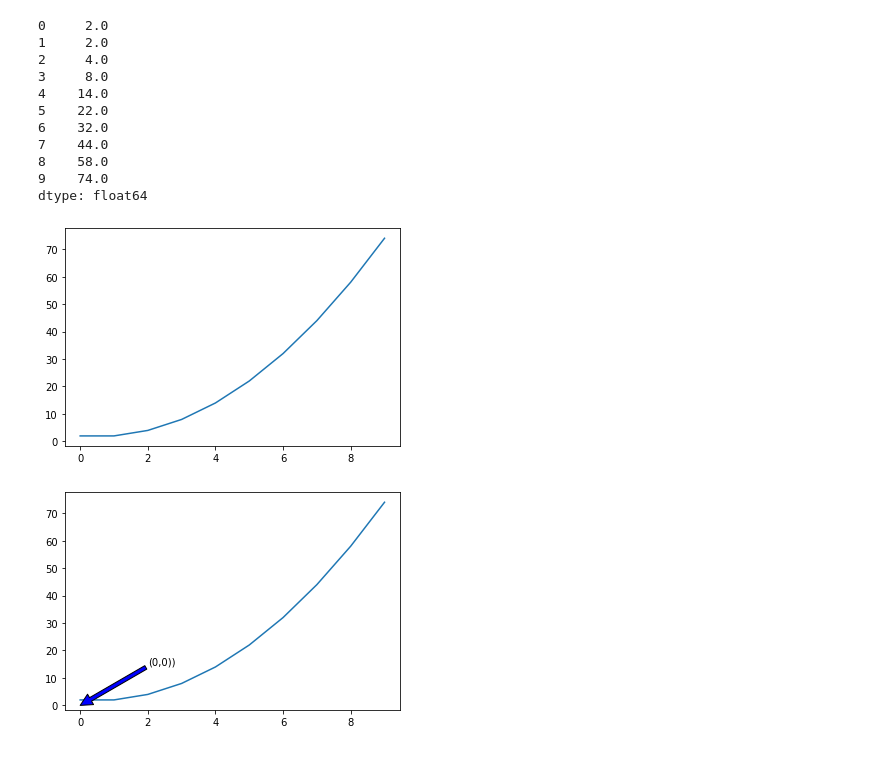
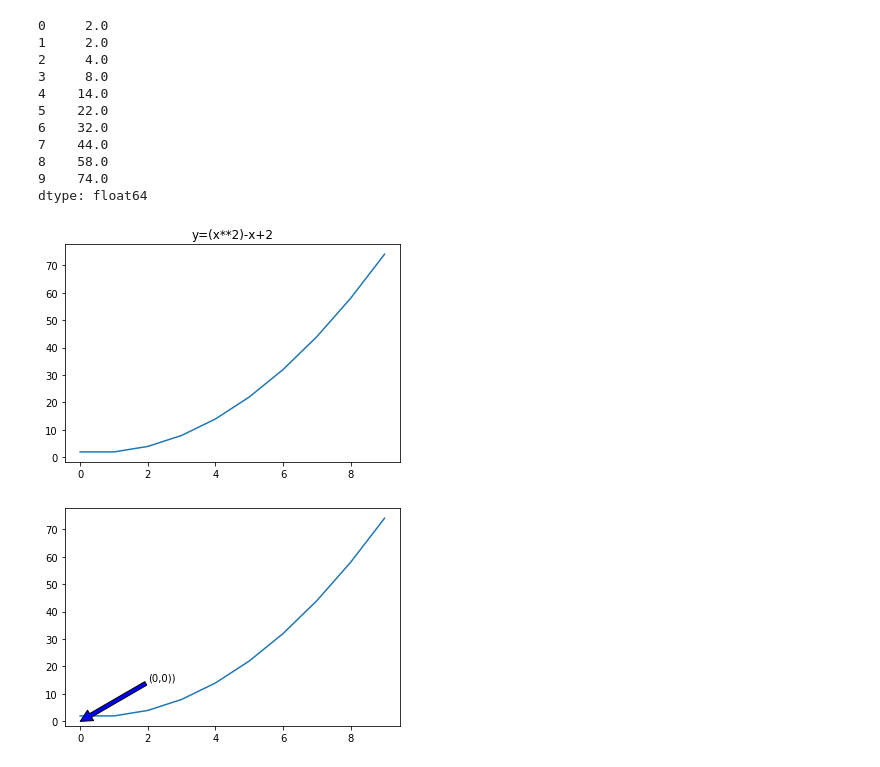
Before and after one commit to joshuamchavez2/numpy-pandas-visualization-exercises, a Jupyter notebook: matplotlib_exercises.ipynb, the cells around one changed output. Cells and saved outputs as stored; diff of their text form; code cells hidden in the pictures.

```diff
--- a/matplotlib_exercises.ipynb
+++ b/matplotlib_exercises.ipynb
@@ -43,9 +58,10 @@ print(y)
 dtype: float64
 # %%
 plt.plot(x,y)
+plt.title('y=(x**2)-x+2')
 plt.show()
 # %% [output]
-[figure, old version]
+[figure, new version]
 # %%
 plt.plot(x,y)
 plt.annotate('(0,0))', xy=(0, 0), xytext=(2, 15),
```
Also changed, not shown: parts of 8 cells of this notebook, 2 other files.
